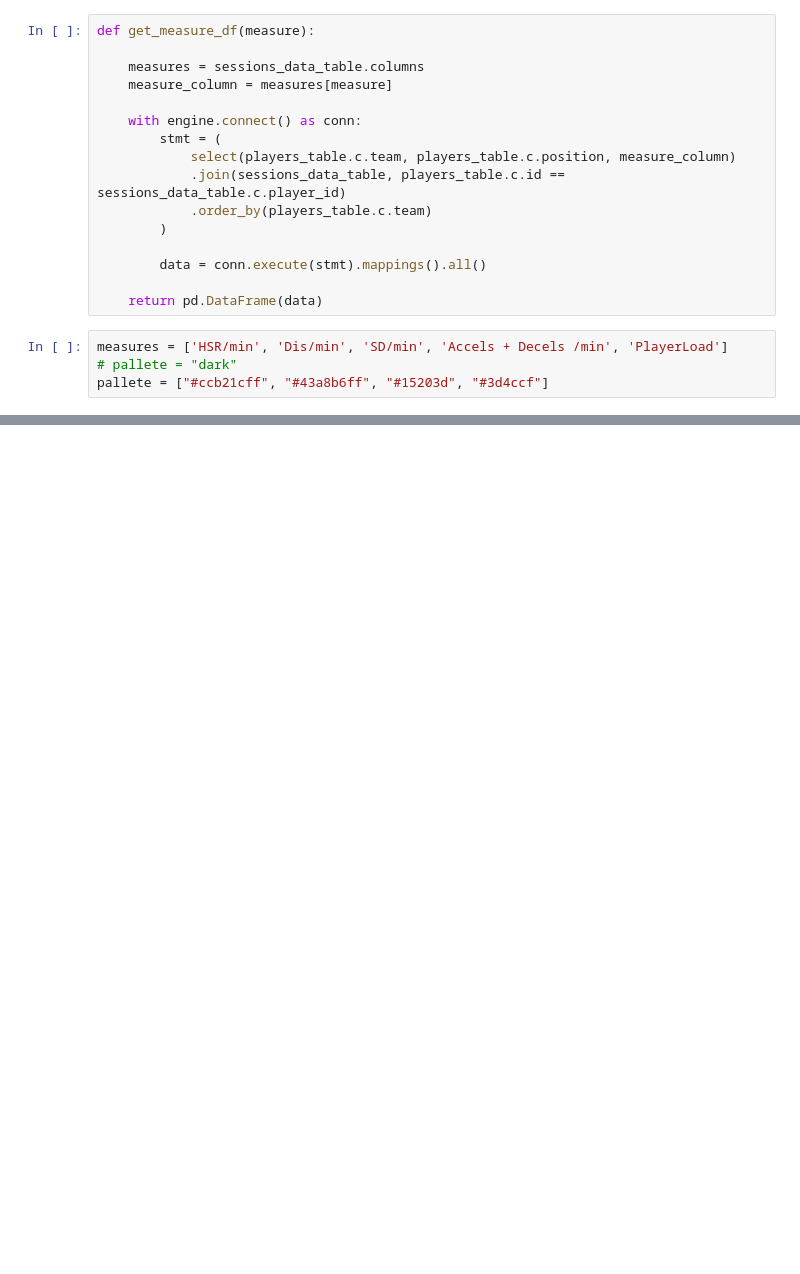
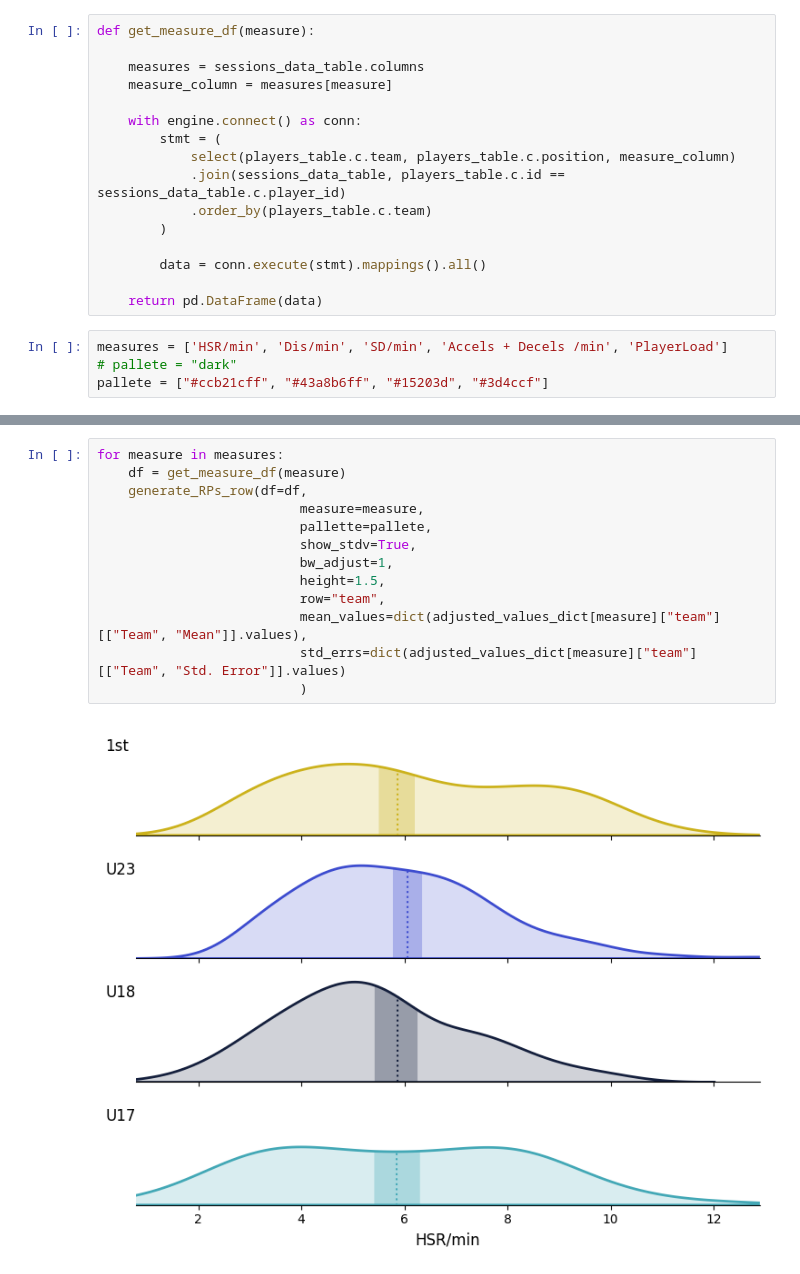
Before and after one commit to JTPiingtoh/GPSproject, a Jupyter notebook: study_figures_final.ipynb, the cells around one changed output, grey strips where cells are left out. Saved outputs shown, nothing was run; the diff lists cells and outputs as text; blank space fills up the shorter version.

```diff
--- a/study_figures_final.ipynb
+++ b/study_figures_final.ipynb
@@ -40,0 +85,15 @@ Ridge plots for each measure by position, with a larger bandwidth
+# %%
+for measure in measures:
+    df = get_measure_df(measure)
+    generate_RPs_row(df=df,
+                          measure=measure,
+                          pallette=pallete,
+                          show_stdv=True,
+                          bw_adjust=1,
+                          height=1.5,
+                          row="team",
+                          mean_values=dict(adjusted_values_dict[measure]["team"][["Team", "Mean"]].values),
+                          std_errs=dict(adjusted_values_dict[measure]["team"][["Team", "Std. Error"]].values)
+                          )
+# %% [output]
+[figure, added]
```
Also changed, not shown: parts of 16 cells of this notebook, 2 other files.
